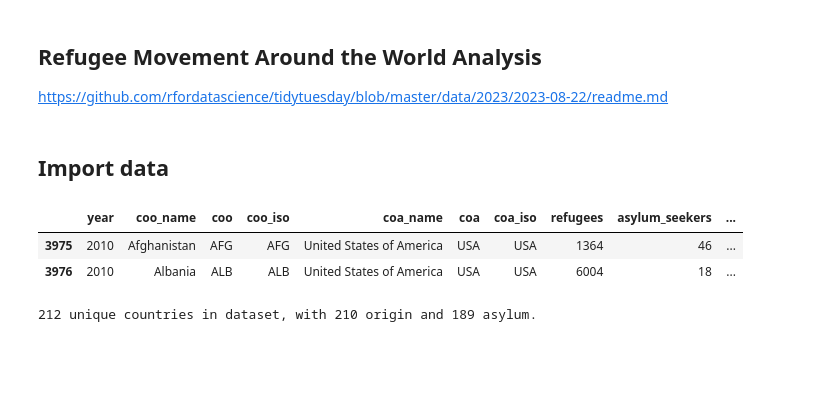
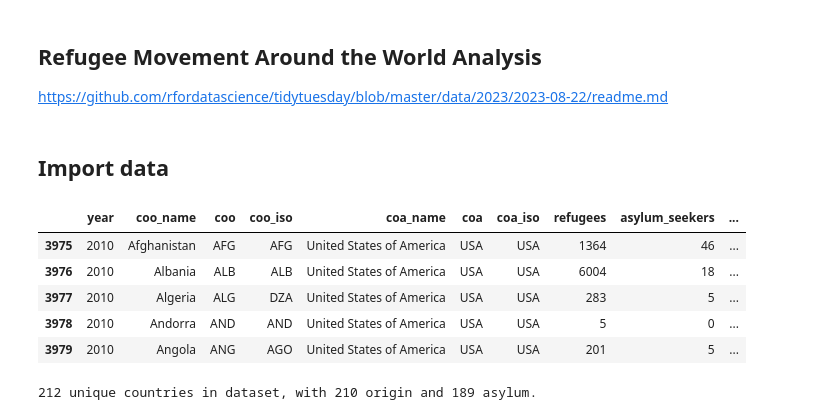
Before and after one commit to drussel4/refugee-flows, a Jupyter notebook: neo4j_workspace.ipynb, the cells around one changed output. Drawn from its saved outputs; the diff is of its cells as text; code cells hidden in the pictures; blank space fills up the shorter version.

```diff
--- a/neo4j_workspace.ipynb
+++ b/neo4j_workspace.ipynb
@@ -14,11 +14,14 @@ import matplotlib.pyplot as plt
 # %%
 population = pd.read_csv('population.csv')
 # %%
-population[population['coa'] == 'USA'].head(2)
+population[population['coa'] == 'USA'].head()
 # %% [output]
 |  | year | coo_name | coo | coo_iso | coa_name | coa | coa_iso | refugees | asylum_seekers | ... |
 | 3975 | 2010 | Afghanistan | AFG | AFG | United States of America | USA | USA | 1364 | 46 | ... |
 | 3976 | 2010 | Albania | ALB | ALB | United States of America | USA | USA | 6004 | 18 | ... |
+| 3977 | 2010 | Algeria | ALG | DZA | United States of America | USA | USA | 283 | 5 | ... |
+| 3978 | 2010 | Andorra | AND | AND | United States of America | USA | USA | 5 | 0 | ... |
+| 3979 | 2010 | Angola | ANG | AGO | United States of America | USA | USA | 201 | 5 | ... |
 # %%
 # Map country three letter codes to names (e.g., USA == United States of America)
 origin_country_dict = dict(zip(population['coo'], population['coo_name']))
```
Also changed, not shown: parts of 10 cells of this notebook, 1 other file.
